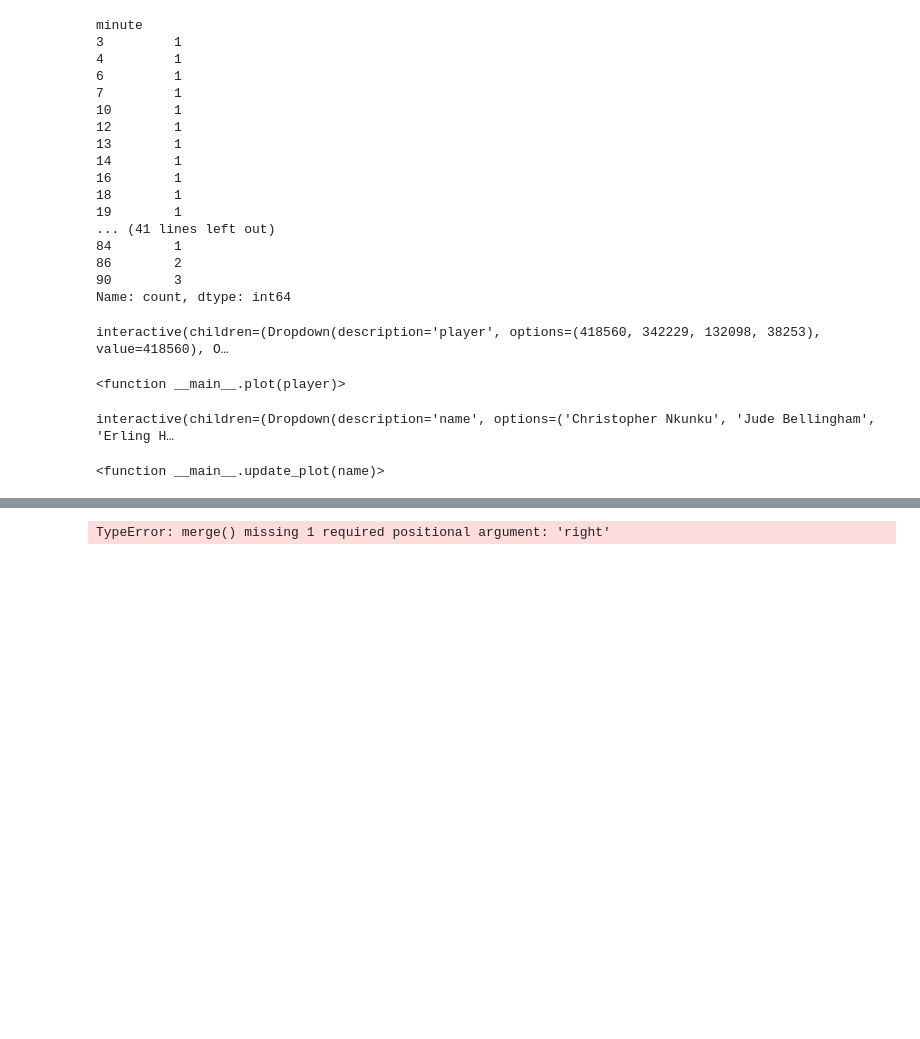
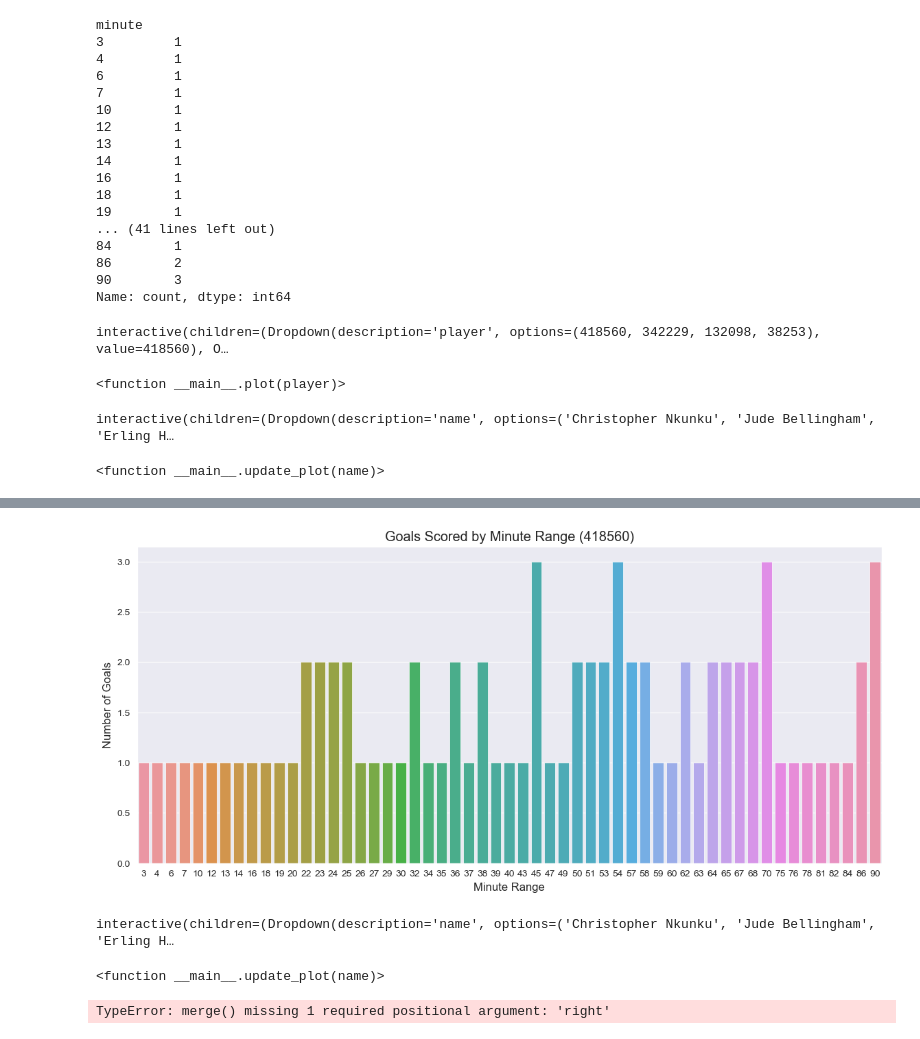
Before and after one commit to Marco-Skiavone/ium_dataset_processor, a Jupyter notebook: temp_file_for_testing.ipynb, the cells around one changed output, grey strips where cells are left out. Saved outputs shown, nothing was run; the diff lists cells and outputs as text; code cells hidden in the pictures; blank space fills up the shorter version.

Commit message:
implemented seaborn in dropdown

```diff
--- a/temp_file_for_testing.ipynb
+++ b/temp_file_for_testing.ipynb
@@ -389,3 +411,63 @@ interactive(children=(Dropdown(description='name', options=('Christopher Nkunku'
+# %%
+def test_plot(player):
+    """Plots the goal counts by minute range for the specified team.
+
+    Args:
+        player (str): Name of the team to plot.
+    """
+    plt.figure(figsize=(14, 6))
+
+    # Get the goal counts for the specified team
+    # Create a bar plot using Seaborn
+    ax = sns.barplot(data=test_players.loc[player].value_counts().sort_index().reset_index(), x='minute', y='count')
+
+    # Set labels and title
+    plt.xlabel('Minute Range')
+    plt.ylabel('Number of Goals')
+    plt.title(f'Goals Scored by Minute Range ({player})')
+
+    # Display the plot
+    plt.show(ax)
+
+# Create the heatmap using Seaborn
+#sns.heatmap(df, annot=True, cmap='magma')
+
+test_plot(418560)
+# %% [output]
+[figure, added]
+# %%
+import seaborn as sns
+
+dropdown = widgets.Dropdown(
+    options=restricted_top_payed_game_events.index.unique()
+)
+
+def update_plot(name):
+    """Plots the goal counts by minute range for the specified team.
+
+    Args:
+        name (str): Name of the team to plot.
+    """
+
+    # Get the goal counts for the specified team
+    team_goals = restricted_top_payed_game_events.loc[name].value_counts().sort_index().reset_index()
+
+    # Create a bar plot using Seaborn
+    plt.figure(figsize=(12, 6))
+    ax = sns.barplot(data=team_goals, x='minute_range', y='count')
+
+    # Set labels and title
+    plt.xlabel('Minute Range')
+    plt.ylabel('Number of Goals')
+    plt.title(f'Goals Scored by Minute Range ({name})')
+
+    # Display the plot
+    plt.show(ax)
+
+widgets.interact(update_plot, name=dropdown)
+# %% [output]
+interactive(children=(Dropdown(description='name', options=('Christopher Nkunku', 'Jude Bellingham', 'Erling H…
+<function __main__.update_plot(name)>
 # %%
 target_clubs
 pd.merge(players,)
```
Also changed, not shown: parts of 2 cells of this notebook.
